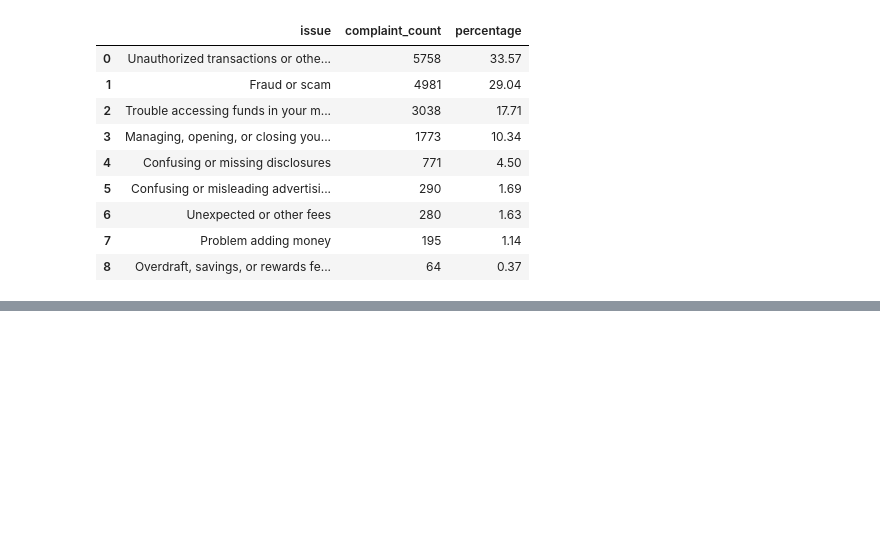
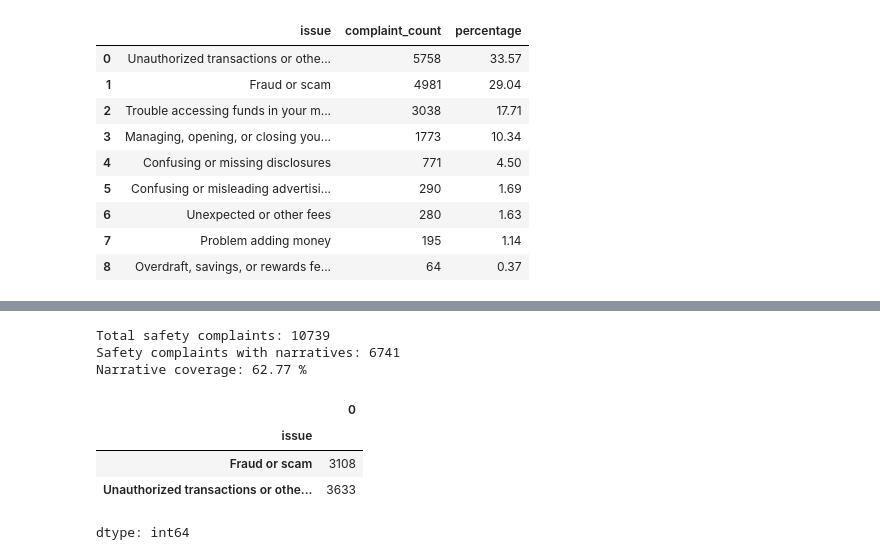
Before and after one commit to johnxavier10k/fintech-complaints-product-analysis, a Jupyter notebook: notebooks/01_data_validation.ipynb, the cells around one changed output, grey strips where cells are left out. Saved outputs shown, nothing was run; the diff lists cells and outputs as text; code cells hidden in the pictures; blank space fills up the shorter version.

```diff
--- a/notebooks/01_data_validation.ipynb
+++ b/notebooks/01_data_validation.ipynb
@@ -388,0 +432,32 @@ Mobile/digital wallet complaints: 17150
+# %%
+safety_issues = [
+    "Unauthorized transactions or other transaction problem",
+    "Fraud or scam"
+]
+
+safety_df = wallet_df[
+    wallet_df["issue"].isin(safety_issues)
+].copy()
+
+safety_narratives = safety_df.dropna(
+    subset=["consumer_complaint_narrative"]
+).copy()
+
+print("Total safety complaints:", len(safety_df))
+print("Safety complaints with narratives:", len(safety_narratives))
+print(
+    "Narrative coverage:",
+    round(len(safety_narratives) / len(safety_df) * 100, 2),
+    "%"
+)
+
+safety_narratives.groupby("issue").size()
+# %% [output]
+Total safety complaints: 10739
+Safety complaints with narratives: 6741
+Narrative coverage: 62.77 %
+|  | 0 |
+| issue |  |
+| Fraud or scam | 3108 |
+| Unauthorized transactions or othe... | 3633 |
+dtype: int64
```
Also changed, not shown: parts of 2 cells of this notebook.
